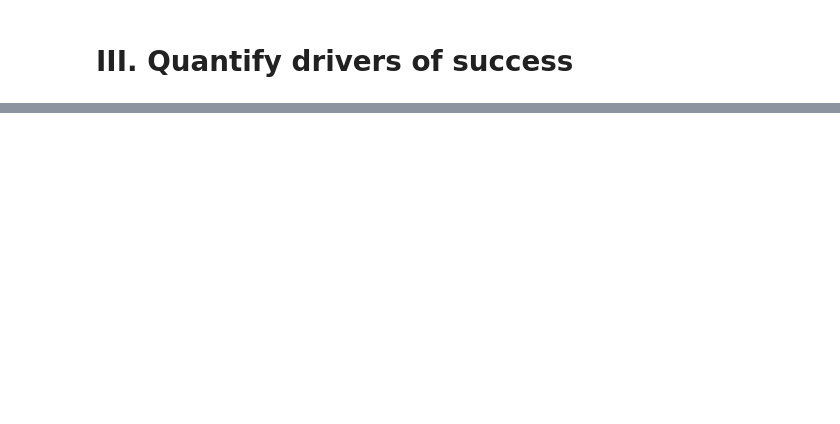
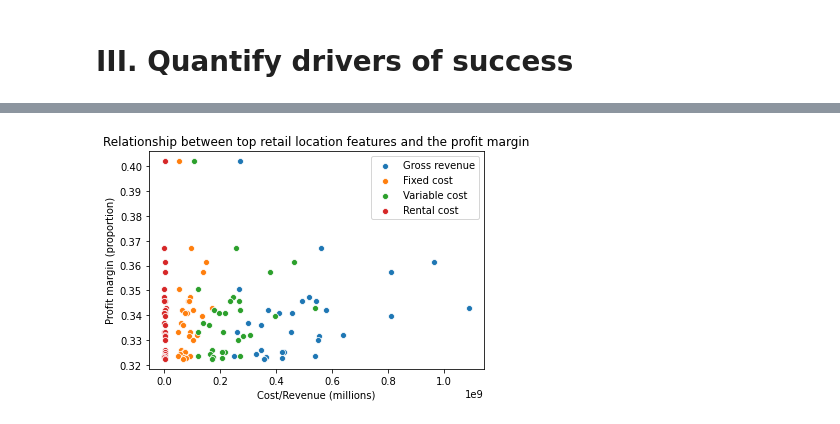
Before and after one commit to saahilshangle/ds-retail-analysis, a Jupyter notebook: Performance Analysis.ipynb, the cells around one changed output, grey strips where cells are left out. Saved outputs shown, nothing was run; the diff lists cells and outputs as text; code cells hidden in the pictures; blank space fills up the shorter version.

```diff
--- a/Performance Analysis.ipynb
+++ b/Performance Analysis.ipynb
@@ -142,3 +141,29 @@ retail_loc_rent.head()
 | 5 | 1.890016e+08 | 4.475050e+07 | 1.037553e+08 | 8.940000e+05 | 4533 | 0.209531 |
 # %% [markdown]
 # III. Quantify drivers of success
+# %%
+# Identify locations with the highest profit margins
+retail_top = retail_loc_rent.sort_values(by='Profit margin', ascending=False).head(30)
+
+# Visualize correlation between features and profit margin
+feature_list = ['Gross revenue', 'Fixed cost', 'Variable cost', 'Rental cost']
+for i in feature_list:
+    sns.scatterplot(x=retail_top[i], y=retail_top['Profit margin'])
+plt.title("Relationship between top retail location features and the profit margin")
+plt.ylabel("Profit margin (proportion)")
+plt.xlabel("Cost/Revenue (millions)")
+plt.legend(labels=feature_list)
+
+# Compare top retail location features to averages
+feature_list.extend(['Number of products', 'Profit margin'])
+for i in feature_list:
+    output = []
+    for x in retail_top[i]:
+        if x > np.average(retail_loc_rent[i]):
+            output.append('+' + (((x - np.average(retail_loc_rent[i])) / x)*100).round(2).astype(str) + '%')
+        else:
+            output.append((((x - np.average(retail_loc_rent[i])) / x)*100).round(2).astype(str) + '%')
+    retail_top[i] = output
+
+retail_top.head()
+# %% [output]
@@ -144,0 +177 @@ retail_loc_rent.head()
+[figure, added]
```
Also changed, not shown: parts of 6 cells of this notebook.
